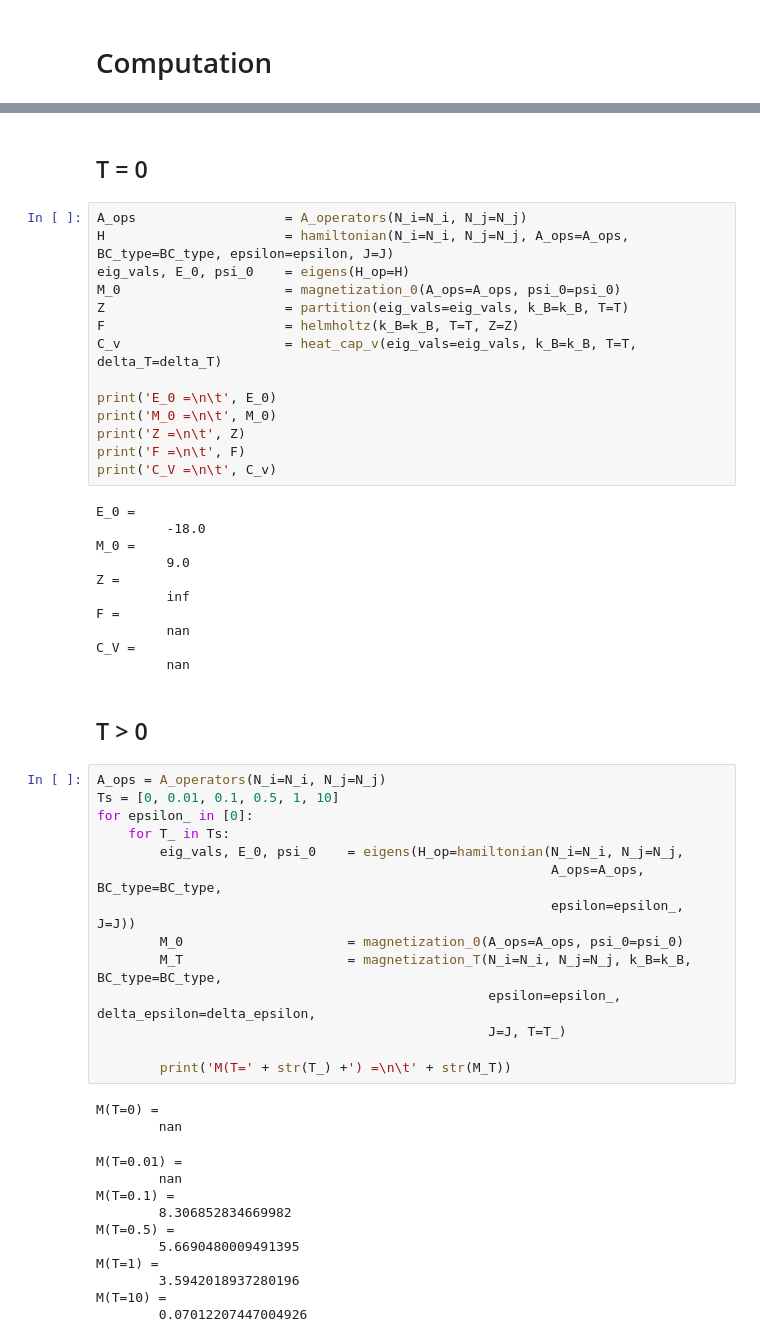
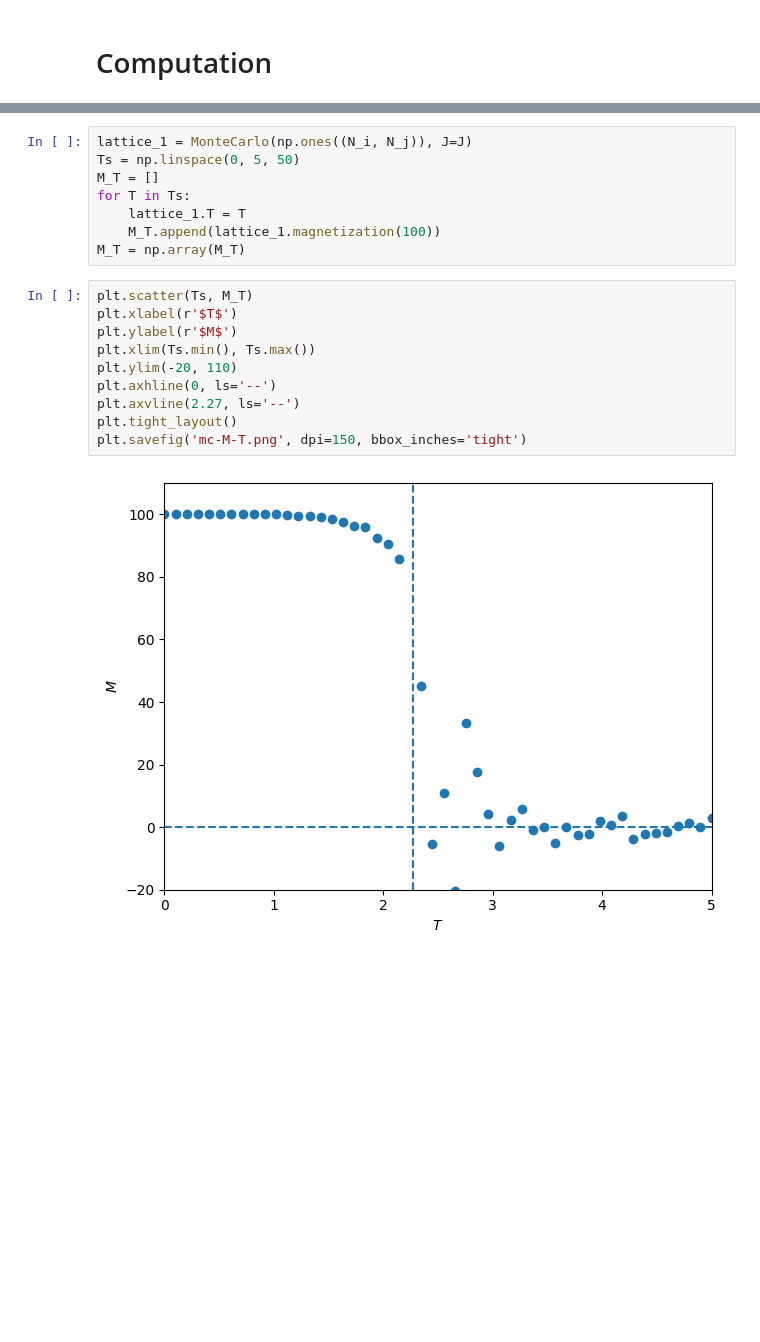
Before and after one commit to farid-rajabi/ising-model, a Jupyter notebook: main.ipynb, the cells around one changed output, grey strips where cells are left out. Saved outputs shown, nothing was run; the diff lists cells and outputs as text; blank space fills up the shorter version.

```diff
--- a/main.ipynb
+++ b/main.ipynb
@@ -345,56 +23,20 @@ k_B             = 1
-# %% [markdown]
-## T = 0
-# %%
-A_ops                   = A_operators(N_i=N_i, N_j=N_j)
-H                       = hamiltonian(N_i=N_i, N_j=N_j, A_ops=A_ops, BC_type=BC_type, epsilon=epsilon, J=J)
-eig_vals, E_0, psi_0    = eigens(H_op=H)
-M_0                     = magnetization_0(A_ops=A_ops, psi_0=psi_0)
-Z                       = partition(eig_vals=eig_vals, k_B=k_B, T=T)
-F                       = helmholtz(k_B=k_B, T=T, Z=Z)
-C_v                     = heat_cap_v(eig_vals=eig_vals, k_B=k_B, T=T, delta_T=delta_T)
-
-print('E_0 =\n\t', E_0)
-print('M_0 =\n\t', M_0)
-print('Z =\n\t', Z)
-print('F =\n\t', F)
-print('C_V =\n\t', C_v)
-# %% [output]
-E_0 =
-         -18.0
-M_0 =
-         9.0
-Z =
-         inf
-F =
-         nan
-C_V =
-         nan
-# %% [markdown]
-## T > 0
-# %%
-A_ops = A_operators(N_i=N_i, N_j=N_j)
-Ts = [0, 0.01, 0.1, 0.5, 1, 10]
-for epsilon_ in [0]:
-    for T_ in Ts:
-        eig_vals, E_0, psi_0    = eigens(H_op=hamiltonian(N_i=N_i, N_j=N_j,
-                                                          A_ops=A_ops, BC_type=BC_type,
-                                                          epsilon=epsilon_, J=J))
-        M_0                     = magnetization_0(A_ops=A_ops, psi_0=psi_0)
-        M_T                     = magnetization_T(N_i=N_i, N_j=N_j, k_B=k_B, BC_type=BC_type,
-                                                  epsilon=epsilon_, delta_epsilon=delta_epsilon,
-                                                  J=J, T=T_)
-
-        print('M(T=' + str(T_) +') =\n\t' + str(M_T))
-# %% [output]
-M(T=0) =
-        nan
-M(T=0.01) =
-        nan
-M(T=0.1) =
-        8.306852834669982
-M(T=0.5) =
-        5.6690480009491395
-M(T=1) =
-        3.5942018937280196
-M(T=10) =
-        0.07012207447004926
+# %%
+lattice_1 = MonteCarlo(np.ones((N_i, N_j)), J=J)
+Ts = np.linspace(0, 5, 50)
+M_T = []
+for T in Ts:
+    lattice_1.T = T
+    M_T.append(lattice_1.magnetization(100))
+M_T = np.array(M_T)
+# %%
+plt.scatter(Ts, M_T)
+plt.xlabel(r'$T$')
+plt.ylabel(r'$M$')
+plt.xlim(Ts.min(), Ts.max())
+plt.ylim(-20, 110)
+plt.axhline(0, ls='--')
+plt.axvline(2.27, ls='--')
+plt.tight_layout()
+plt.savefig('mc-M-T.png', dpi=150, bbox_inches='tight')
+# %% [output]
+[figure, added]
```
Also changed, not shown: parts of 27 cells of this notebook.
